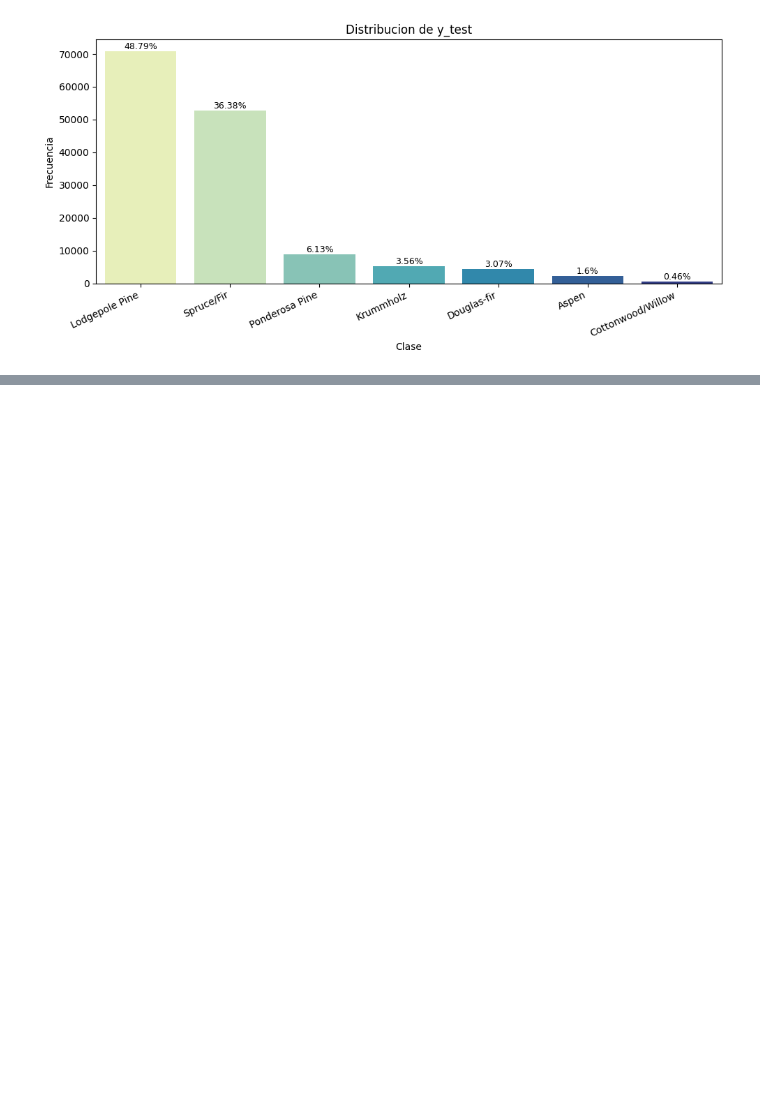
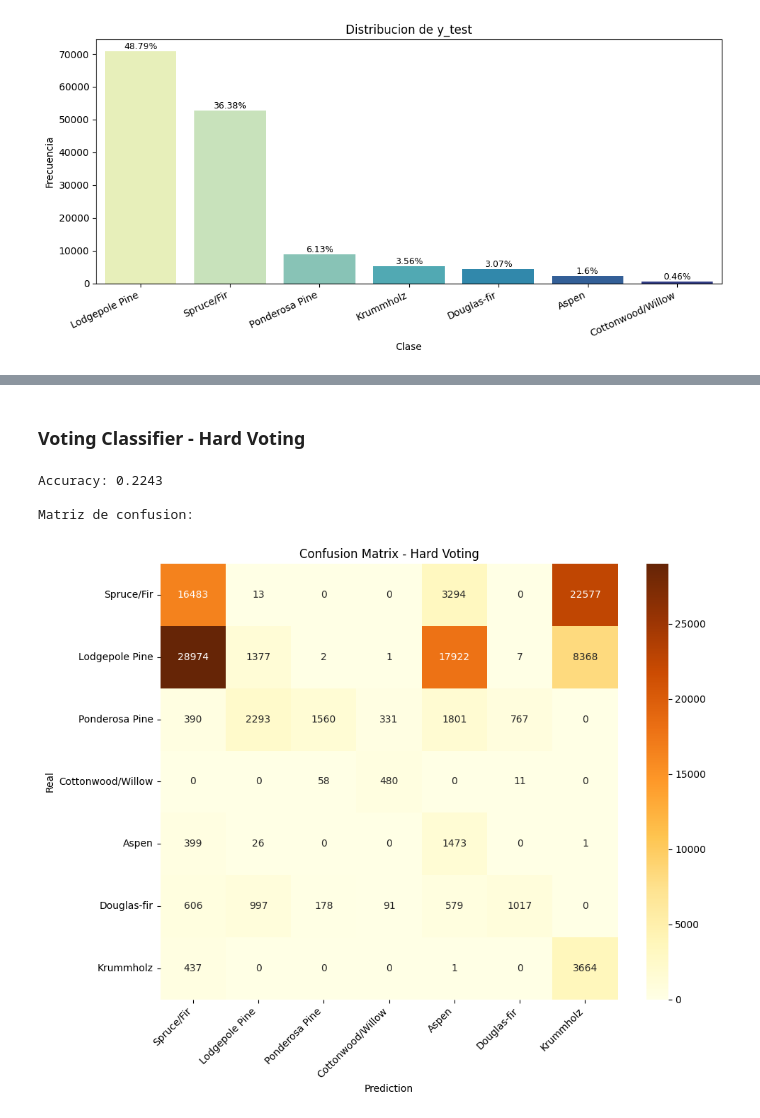
Before and after one commit to ineguiluz1/Forest-Covertype-Prediction-AML, a Jupyter notebook: notebooks/06_model_testing.ipynb, the cells around one changed output, grey strips where cells are left out. Drawn from its saved outputs; the diff is of its cells as text; code cells hidden in the pictures; blank space fills up the shorter version.

```diff
--- a/notebooks/06_model_testing.ipynb
+++ b/notebooks/06_model_testing.ipynb
@@ -668,0 +758,33 @@ Passing `palette` without assigning `hue` is deprecated and will be removed in v
+# %% [markdown]
+### Voting Classifier - Hard Voting
+# %%
+hv_model = joblib.load('../models/Hard-Voting-Clf_NearMiss_equal_model.pkl')
+predictions = hv_model.predict(X_test)
+
+y_labels = pd.Series(y_test).map(covertype_class)
+pred_labels = pd.Series(predictions).map(covertype_class)
+
+print('Accuracy:', round(accuracy_score(y_test, predictions), 4))
+
+print('\nMatriz de confusion:')
+classes = sorted(set(pd.Series(y_test).unique()) | set(pd.Series(predictions).unique()))
+is_zero_based = min(classes) == 0 and max(classes) <= 6
+label_keys = [int(c) + 1 if is_zero_based else int(c) for c in classes]
+class_names = [covertype_class.get(k, str(k)) for k in label_keys]
+
+cm = confusion_matrix(y_test, predictions, labels=classes)
+plt.figure(figsize=(10, 8))
+sns.heatmap(cm, annot=True, fmt='d', cmap='YlOrBr',
+            xticklabels=class_names, yticklabels=class_names)
+plt.xlabel('Prediction')
+plt.ylabel('Real')
+plt.title('Confusion Matrix - Hard Voting')
+plt.xticks(rotation=45, ha='right')
+plt.yticks(rotation=0)
+plt.tight_layout()
+plt.show()
+# %% [output]
+Accuracy: 0.2243
+
+Matriz de confusion:
+[figure, added]
```
Also changed, not shown: parts of 34 cells of this notebook, 31 other files.
